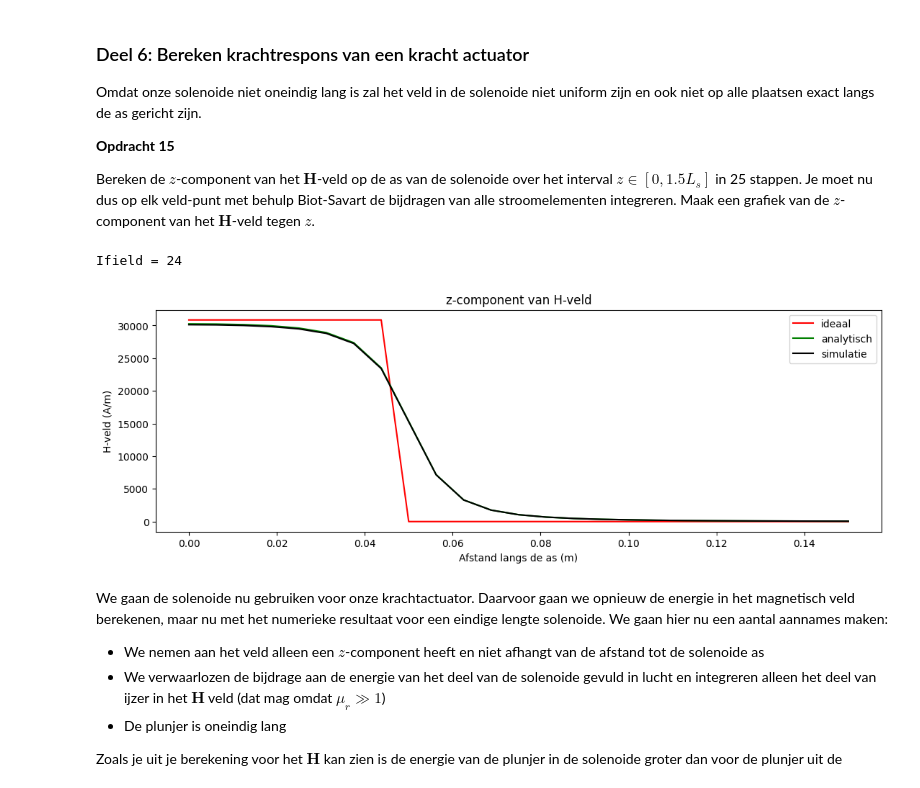
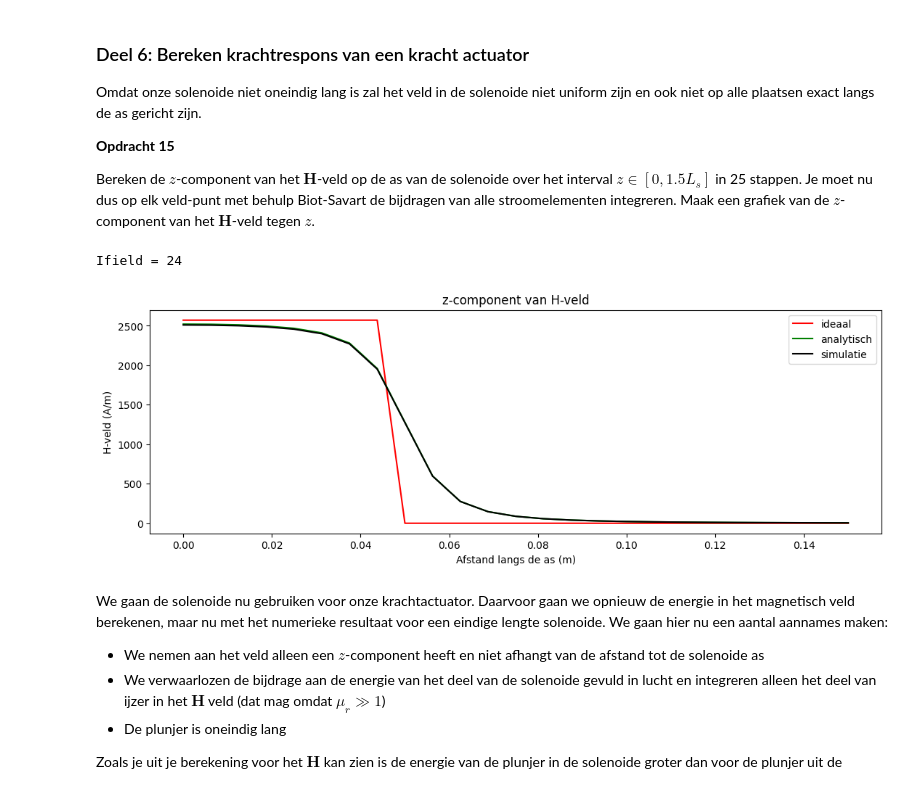
Before and after one commit to BobVill/opdrachten-DEF-D, a Jupyter notebook: KrachtactuatorOpdracht.ipynb, the cells around one changed output. Drawn from its saved outputs; the diff is of its cells as text; code cells hidden in the pictures.

```diff
--- a/KrachtactuatorOpdracht.ipynb
+++ b/KrachtactuatorOpdracht.ipynb
@@ -486,6 +482,14 @@ Omdat onze solenoide niet oneindig lang is zal het veld in de solenoide niet uni
 
 Bereken de $z$-component van het $\mathbf{H}$-veld op de as van de solenoide over het interval $z \in [0, 1.5L_s]$ in 25 stappen. Je moet nu dus op elk veld-punt met behulp Biot-Savart de bijdragen van alle stroomelementen integreren. Maak een grafiek van de $z$-component van het $\mathbf{H}$-veld tegen $z$.
 # %%
+I=stroomsterkte_deur
+l_draad =lengte_draad_deur # Lengte draad van de deur.
+r_sol = straal_actuator_deur # Straal solenoide
+L_sol = 0.1 #m Lengte solenoide.
+N =20000 #stapcount
+omwentelingen = l_draad/(2*np.pi*r_sol) # Aantal wikkeling
+n=omwentelingen/L_sol #spoed berekenen
+
 n_ax = 25
 z_ax = np.linspace(0, 1.5*L_sol, n_ax)
 H_ax = np.zeros(n_ax)
@@ -502,34 +506,34 @@ for i_field in range(n_ax):
         dl = np.array([
             x[i_source+1] - x[i_source],
             y[i_source+1] - y[i_source],
             z[i_source+1] - z[i_source]
         ])
 
         Hsimulated += field_current_element(r_field, r_source, dl)
 
     H_ax[i_field] = Hsimulated[2]
 
 # Ideaal veld
 H_veld_ideaal = n * I * (np.abs(z_ax) <= L_sol/2)
 
 # Analytisch eindige solenoïde
 H_veld_analytisch = (n*I/2)*(
     (L_sol/2 - z_ax)/np.sqrt((z_ax - L_sol/2)**2 + r_sol**2) +
     (L_sol/2 + z_ax)/np.sqrt((z_ax + L_sol/2)**2 + r_sol**2)
 )
 
 plt.figure(figsize=[13,4])
 plt.title('z-component van H-veld')
 plt.plot(z_ax, H_veld_ideaal, '-r', label='ideaal')
 plt.plot(z_ax, H_veld_analytisch, '-g', label='analytisch')
 plt.plot(z_ax, H_ax, '-k', label='simulatie')
 plt.legend()
 plt.xlabel('Afstand langs de as (m)')
 plt.ylabel('H-veld (A/m)')
 plt.show()
 # %% [output]
 Ifield = 24
-[figure, old version]
+[figure, new version]
 # %% [markdown]
 We gaan de solenoide nu gebruiken voor onze krachtactuator. Daarvoor gaan we opnieuw de energie in het magnetisch veld berekenen, maar nu met het numerieke resultaat voor een eindige lengte solenoide. We gaan hier nu een aantal aannames maken:
 * We nemen aan het veld alleen een $z$-component heeft en niet afhangt van de afstand tot de solenoide as
```
Also changed, not shown: parts of 9 cells of this notebook.
